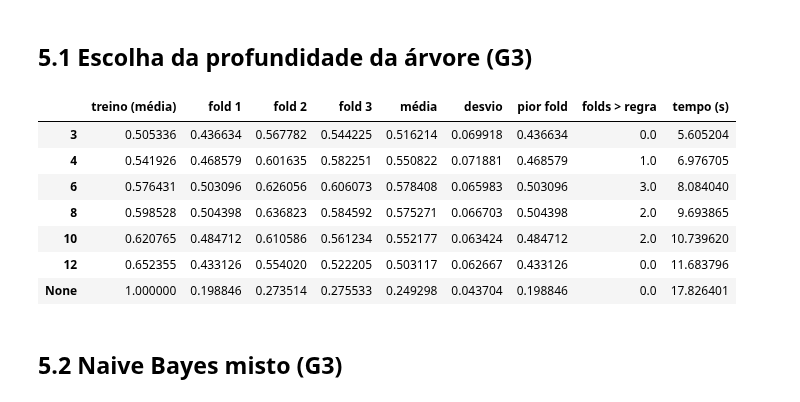
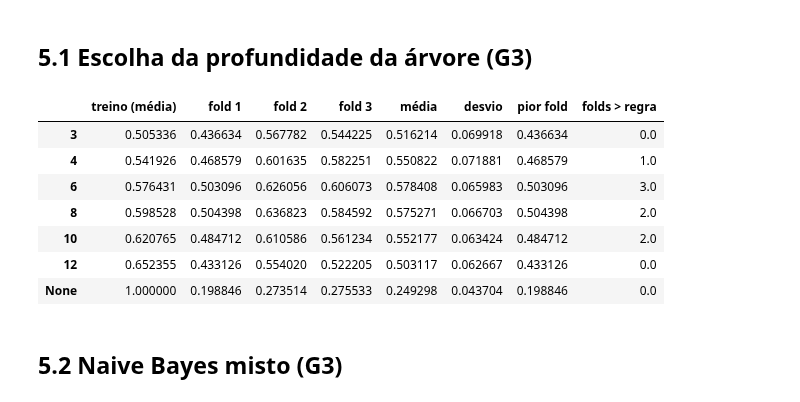
Before and after one commit to RaphaelMoragas/Minera-o_de_Dados_MEI, a Jupyter notebook: Task_3/Projeto_MINDD_Task3.ipynb, the cells around one changed output. Cells and saved outputs as stored; diff of their text form; code cells hidden in the pictures.

```diff
--- a/Task_3/Projeto_MINDD_Task3.ipynb
+++ b/Task_3/Projeto_MINDD_Task3.ipynb
@@ -504,7 +493,6 @@ ablacao_hgb[['fold 1', 'fold 2', 'fold 3']] / taxas
 # %%
 # Igual à avaliar(), mas devolve também a AUC-PR no próprio treino de cada fold (treino vs. validação)
 def avaliar_treino_validacao(modelo, colunas):
-    inicio = time.time()
     resultados_treino = []
     resultados_validacao = []
     for treino, validacao in folds:
@@ -513,8 +501,7 @@ def avaliar_treino_validacao(modelo, colunas):
         prob_validacao = modelo.predict_proba(validacao[colunas])[:, 1]
         resultados_treino.append(average_precision_score(treino['is_Abnormal'], prob_treino))
         resultados_validacao.append(average_precision_score(validacao['is_Abnormal'], prob_validacao))
-    segundos = time.time() - inicio
-    return resultados_treino, resultados_validacao, segundos
+    return resultados_treino, resultados_validacao
 # %%
 # Árvore de decisão com várias profundidades (mesmo pré-processamento das árvores)
 profundidades = [3, 4, 6, 8, 10, 12, None]
@@ -522,23 +509,22 @@ linhas_profundidade = {}
 for profundidade in profundidades:
     modelo_prof = make_pipeline(criar_prep(grupo_3, False),
                                 DecisionTreeClassifier(class_weight='balanced', max_depth=profundidade, random_state=42))
-    res_treino, res_validacao, segundos = avaliar_treino_validacao(modelo_prof, grupo_3)
+    res_treino, res_validacao = avaliar_treino_validacao(modelo_prof, grupo_3)
     linha = resumir(res_validacao)
     linha['treino (média)'] = pd.Series(res_treino).mean()
-    linha['tempo (s)'] = segundos
     linhas_profundidade[str(profundidade)] = linha
 # %%
 tabela_profundidade = pd.DataFrame(linhas_profundidade).T
-tabela_profundidade[['treino (média)', 'fold 1', 'fold 2', 'fold 3', 'média', 'desvio', 'pior fold', 'folds > regra', 'tempo (s)']]
+tabela_profundidade[['treino (média)', 'fold 1', 'fold 2', 'fold 3', 'média', 'desvio', 'pior fold', 'folds > regra']]
 # %% [output]
-|  | treino (média) | fold 1 | fold 2 | fold 3 | média | desvio | pior fold | folds > regra | tempo (s) |
-| 3 | 0.505336 | 0.436634 | 0.567782 | 0.544225 | 0.516214 | 0.069918 | 0.436634 | 0.0 | 5.605204 |
-| 4 | 0.541926 | 0.468579 | 0.601635 | 0.582251 | 0.550822 | 0.071881 | 0.468579 | 1.0 | 6.976705 |
-| 6 | 0.576431 | 0.503096 | 0.626056 | 0.606073 | 0.578408 | 0.065983 | 0.503096 | 3.0 | 8.084040 |
-| 8 | 0.598528 | 0.504398 | 0.636823 | 0.584592 | 0.575271 | 0.066703 | 0.504398 | 2.0 | 9.693865 |
-| 10 | 0.620765 | 0.484712 | 0.610586 | 0.561234 | 0.552177 | 0.063424 | 0.484712 | 2.0 | 10.739620 |
-| 12 | 0.652355 | 0.433126 | 0.554020 | 0.522205 | 0.503117 | 0.062667 | 0.433126 | 0.0 | 11.683796 |
-| None | 1.000000 | 0.198846 | 0.273514 | 0.275533 | 0.249298 | 0.043704 | 0.198846 | 0.0 | 17.826401 |
+|  | treino (média) | fold 1 | fold 2 | fold 3 | média | desvio | pior fold | folds > regra |
+| 3 | 0.505336 | 0.436634 | 0.567782 | 0.544225 | 0.516214 | 0.069918 | 0.436634 | 0.0 |
+| 4 | 0.541926 | 0.468579 | 0.601635 | 0.582251 | 0.550822 | 0.071881 | 0.468579 | 1.0 |
+| 6 | 0.576431 | 0.503096 | 0.626056 | 0.606073 | 0.578408 | 0.065983 | 0.503096 | 3.0 |
+| 8 | 0.598528 | 0.504398 | 0.636823 | 0.584592 | 0.575271 | 0.066703 | 0.504398 | 2.0 |
+| 10 | 0.620765 | 0.484712 | 0.610586 | 0.561234 | 0.552177 | 0.063424 | 0.484712 | 2.0 |
+| 12 | 0.652355 | 0.433126 | 0.554020 | 0.522205 | 0.503117 | 0.062667 | 0.433126 | 0.0 |
+| None | 1.000000 | 0.198846 | 0.273514 | 0.275533 | 0.249298 | 0.043704 | 0.198846 | 0.0 |
 # %% [markdown]
 ## 5.2 Naive Bayes misto (G3)
 # %%
```
Also changed, not shown: parts of 22 cells of this notebook, 2 other files.
